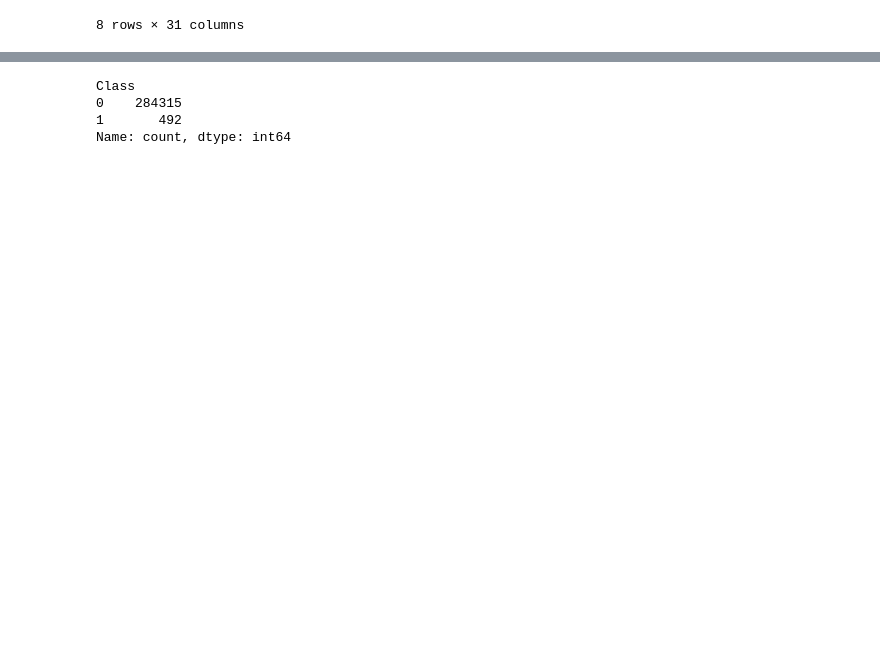
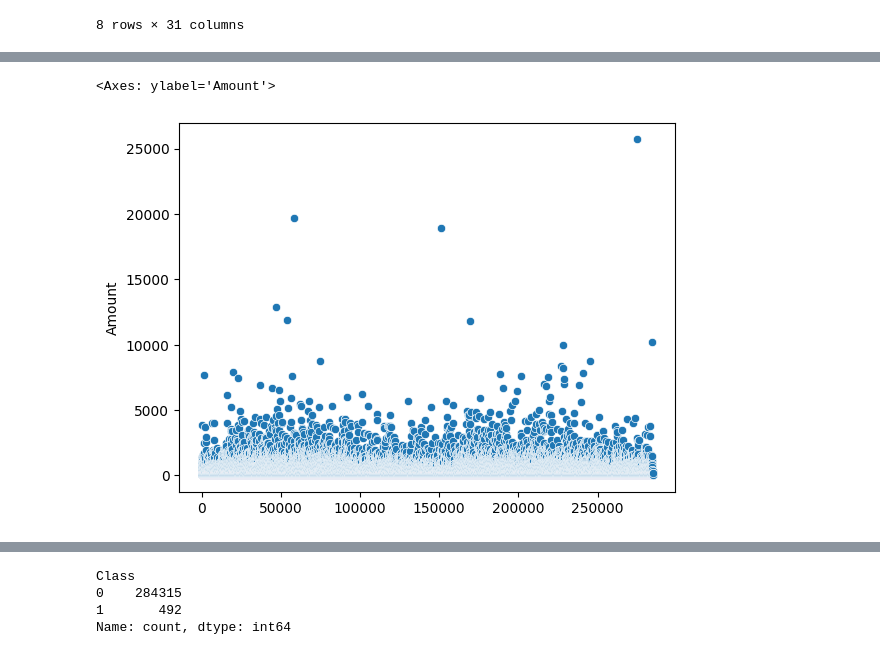
Before and after one commit to JOCRZ/TechnoHacks_Internship, a Jupyter notebook: Project1/EDA.ipynb, the cells around one changed output, grey strips where cells are left out. Drawn from its saved outputs; the diff is of its cells as text; code cells hidden in the pictures; blank space fills up the shorter version.

```diff
--- a/Project1/EDA.ipynb
+++ b/Project1/EDA.ipynb
@@ -34,0 +72,5 @@ df.describe()
+# %%
+sns.scatterplot(df['Amount'])
+# %% [output]
+<Axes: ylabel='Amount'>
+[figure, added]
```
Also changed, not shown: parts of 47 cells of this notebook, 3 other files.
